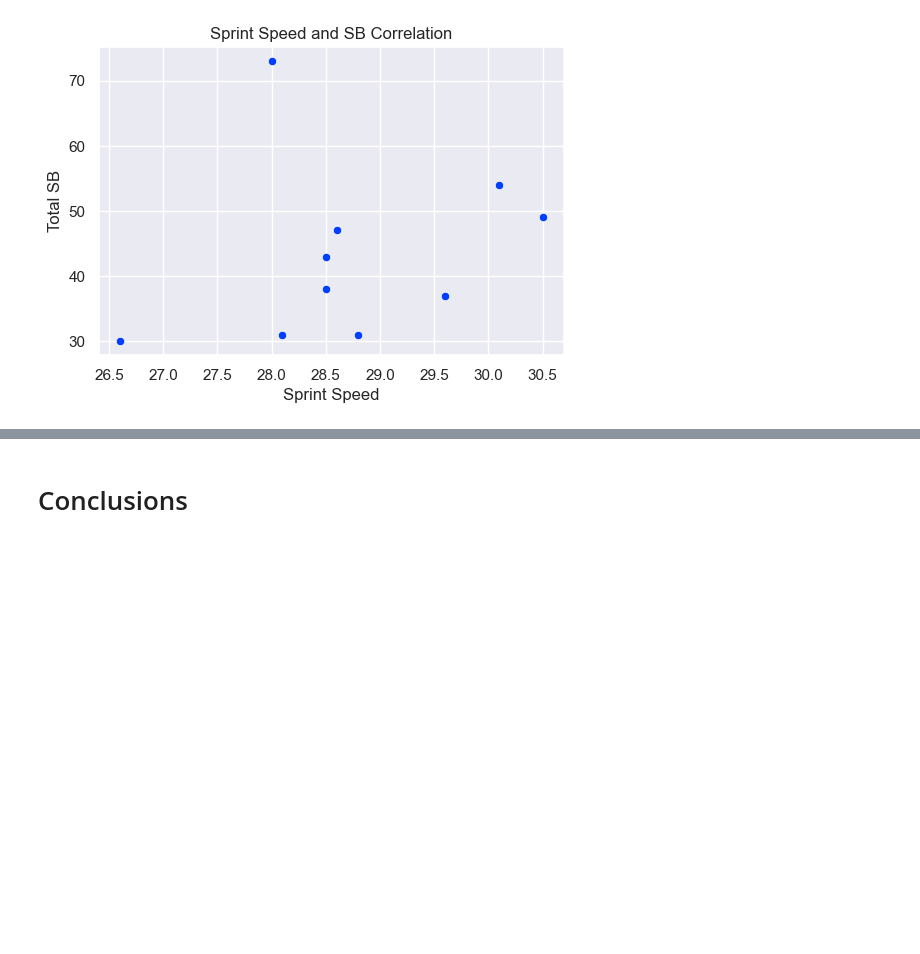
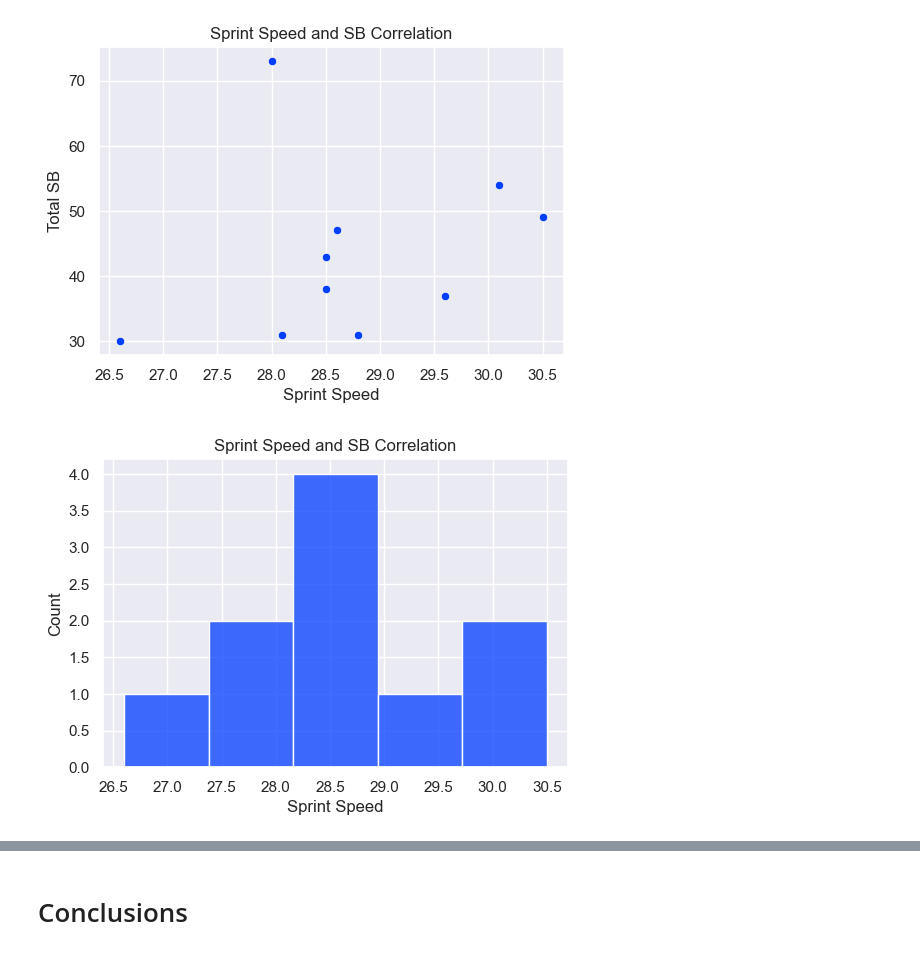
Before and after one commit to scarlettvalentin/mlb_stolen_bases, a Jupyter notebook: notebook.ipynb, the cells around one changed output, grey strips where cells are left out. Cells and saved outputs as stored; diff of their text form; code cells hidden in the pictures; blank space fills up the shorter version.

Commit message:
layered histogram

```diff
--- a/notebook.ipynb
+++ b/notebook.ipynb
@@ -388,3 +388,10 @@ corr
 array([[1.        , 0.25006218],
        [0.25006218, 1.        ]])
 [figure]
+# %%
+ax = sns.histplot(top_10_players, x='Sprint_Speed')
+ax.set_xlabel('Sprint Speed')
+ax.set_ylabel('Count')
+ax.set_title('Sprint Speed and SB Correlation');
+# %% [output]
+[figure, added]
```
Also changed, not shown: parts of 1 cell of this notebook.
